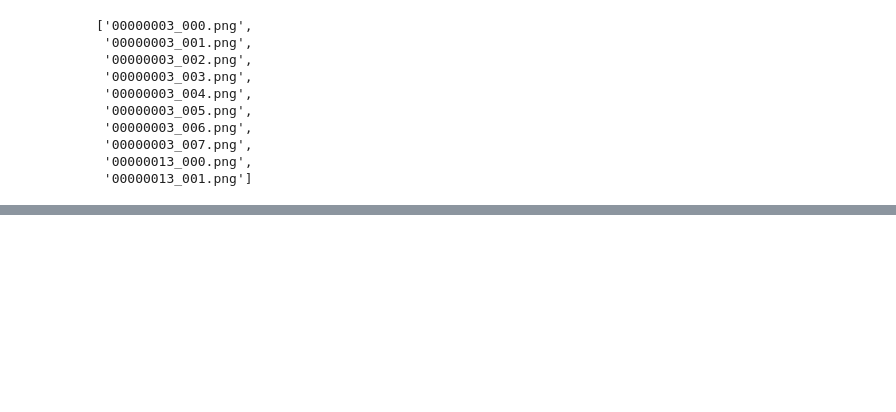
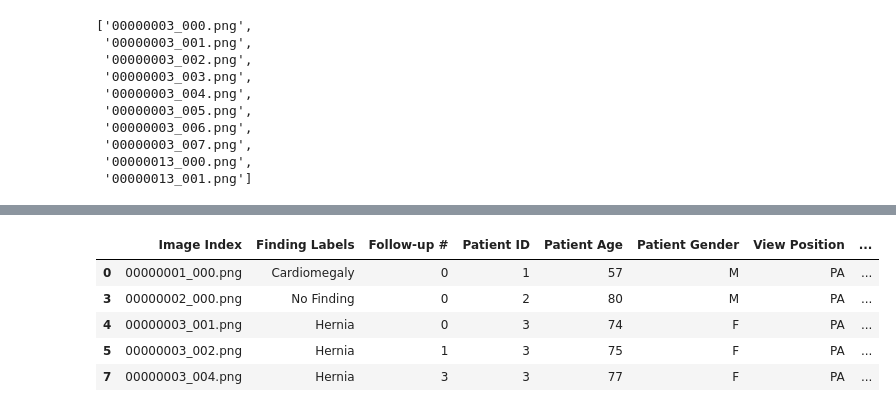
Before and after one commit to roman-studer/fhnw_ds_fs22_del_MC1, a Jupyter notebook: notebooks/eda_labels.ipynb, the cells around one changed output, grey strips where cells are left out. Saved outputs shown, nothing was run; the diff lists cells and outputs as text; code cells hidden in the pictures; blank space fills up the shorter version.

```diff
--- a/notebooks/eda_labels.ipynb
+++ b/notebooks/eda_labels.ipynb
@@ -48,0 +69,10 @@ test_labels[:10]
+# %%
+df_single = df_labels[df_labels['Finding Labels'].str.contains('\|') == False]
+df_single.head()
+# %% [output]
+|  | Image Index | Finding Labels | Follow-up # | Patient ID | Patient Age | Patient Gender | View Position | ... |
+| 0 | 00000001_000.png | Cardiomegaly | 0 | 1 | 57 | M | PA | ... |
+| 3 | 00000002_000.png | No Finding | 0 | 2 | 80 | M | PA | ... |
+| 4 | 00000003_001.png | Hernia | 0 | 3 | 74 | F | PA | ... |
+| 5 | 00000003_002.png | Hernia | 1 | 3 | 75 | F | PA | ... |
+| 7 | 00000003_004.png | Hernia | 3 | 3 | 77 | F | PA | ... |
```
Also changed, not shown: parts of 18 cells of this notebook, 2 other files.
